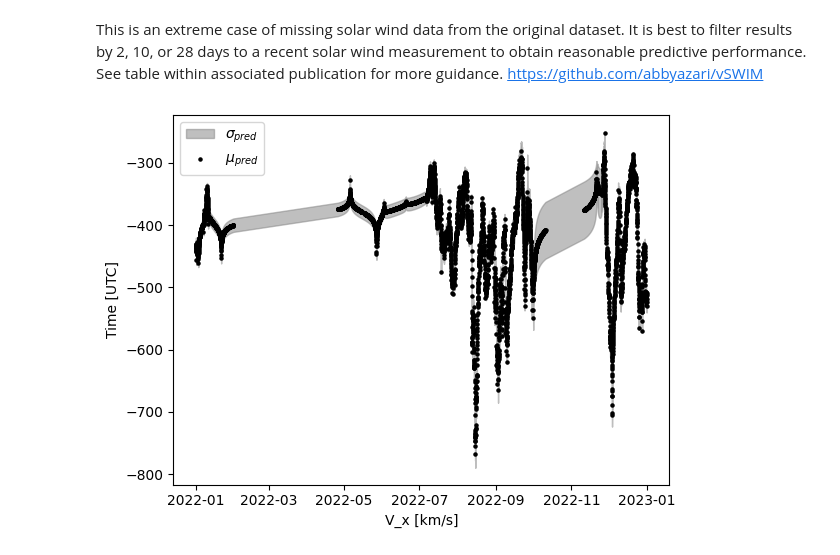
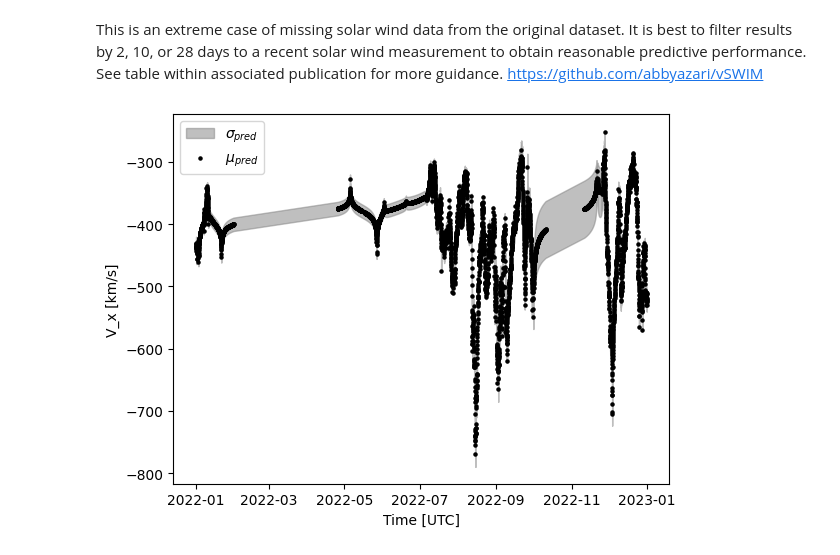
Before and after one commit to abbyazari/vSWIM, a Jupyter notebook: readDataTutorial.ipynb, the cells around one changed output. Cells and saved outputs as stored; diff of their text form; code cells hidden in the pictures.

```diff
--- a/readDataTutorial.ipynb
+++ b/readDataTutorial.ipynb
@@ -69,18 +68,19 @@ index = (vSWIM22.gap <= 10)
 # %%
 plt.fill_between(vSWIM22[index]['date_[utc]'], vSWIM22[index]['mu_v_x_SW']  - vSWIM22[index]['sigma_v_x_SW'],
                                           vSWIM22[index]['mu_v_x_SW']  + vSWIM22[index]['sigma_v_x_SW'],
                                           color = 'grey', alpha = 0.5, label = r'$\sigma_{pred}$')
 
 plt.scatter(vSWIM22[index]['date_[utc]'], vSWIM22[index]['mu_v_x_SW'], c = 'k',
                                           s = 5, label = r'$\mu_{pred}$',)
 
 
-plt.xlabel('V_x [km/s]')
 
-plt.ylabel('Time [UTC]')
+plt.xlabel('Time [UTC]')
+
+plt.ylabel('V_x [km/s]')
 
 plt.legend()
 
 plt.show()
 # %% [output]
-[figure, old version]
+[figure, new version]
```
Also changed, not shown: parts of 1 cell of this notebook.
